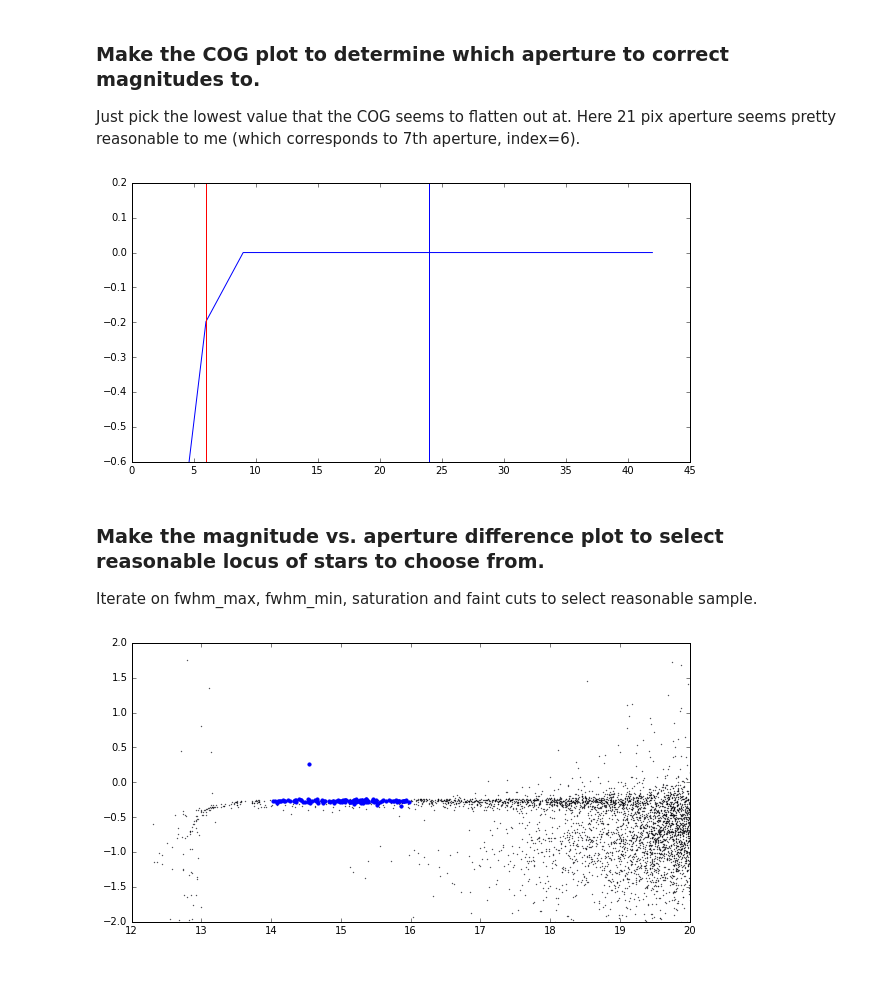
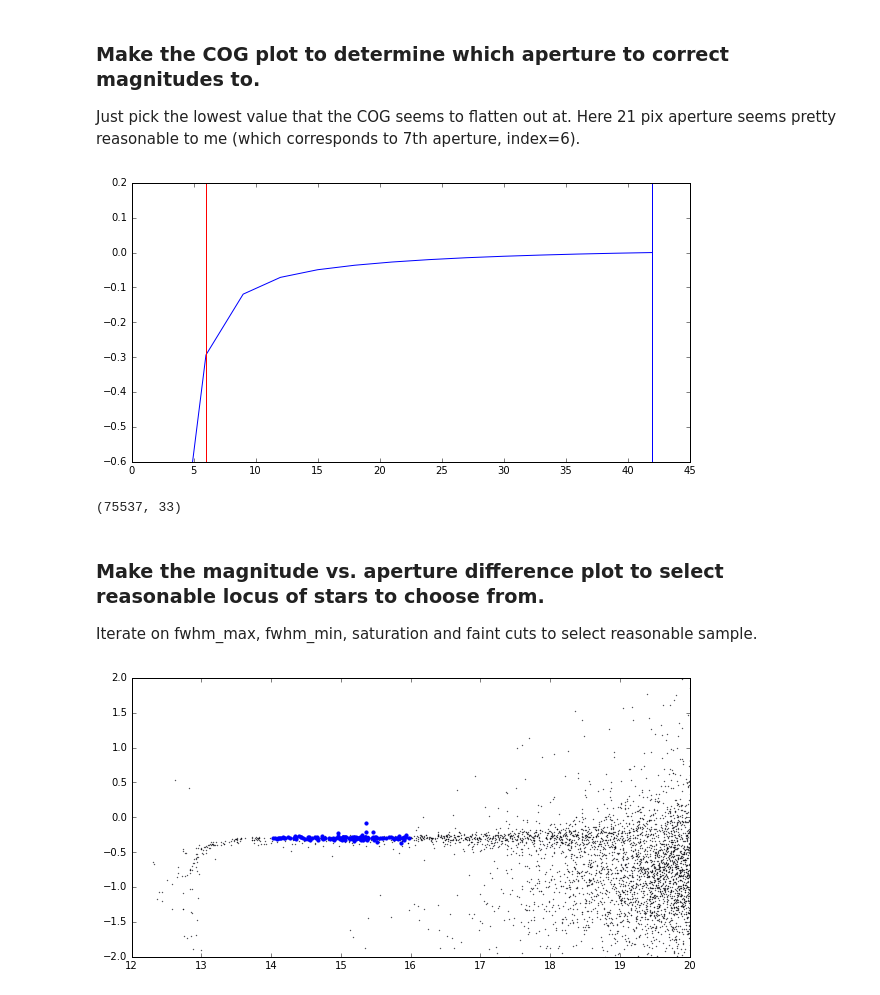
Before and after one commit to zachjennings/sluggs_phot_calibration, a Jupyter notebook: n3115/aperture_photometry_calibrations_n3115_r.ipynb, the cells around one changed output. Saved outputs shown, nothing was run; the diff lists cells and outputs as text; code cells hidden in the pictures.

```diff
--- a/n3115/aperture_photometry_calibrations_n3115_r.ipynb
+++ b/n3115/aperture_photometry_calibrations_n3115_r.ipynb
@@ -219,9 +219,13 @@ aperCor.make_merr_plot(data,apers)
 ### Make the COG plot to determine which aperture to correct magnitudes to.
 Just pick the lowest value that the COG seems to flatten out at. Here 21 pix aperture seems pretty reasonable to me (which corresponds to  7th aperture, index=6).
 # %%
-aperCor.make_cog_plot(data,apers,ylim=(-0.6,0.2),cor_aper=7)
+aperCor.make_cog_plot(data[good,:],apers,ylim=(-0.6,0.2),cor_aper=13)
 # %% [output]
-[figure, old version]
+[figure, new version]
+# %%
+data.shape
+# %% [output]
+(75537, 33)
 # %% [markdown]
 ### Make the magnitude vs. aperture difference plot to select reasonable locus of stars to choose from.
 Iterate on fwhm_max, fwhm_min, saturation and faint cuts to select reasonable sample.
@@ -230,7 +234,7 @@ aper_cor,good = aperCor.calc_aper_cor(data,meas_aper=1,cor_aper=6,fwhm_max=3.8,f
 # %%
-aperCor.make_diff_plot(data,good,meas_aper=1,cor_aper=6,xlim=(12,20))
+aperCor.make_diff_plot(data,good,meas_aper=1,cor_aper=13,xlim=(12,20))
 # %% [output]
-[figure, old version]
+[figure, new version]
 # %%
 print(aper_cor)
 # %% [output]
```
Also changed, not shown: parts of 3 cells of this notebook, 52 other files.
